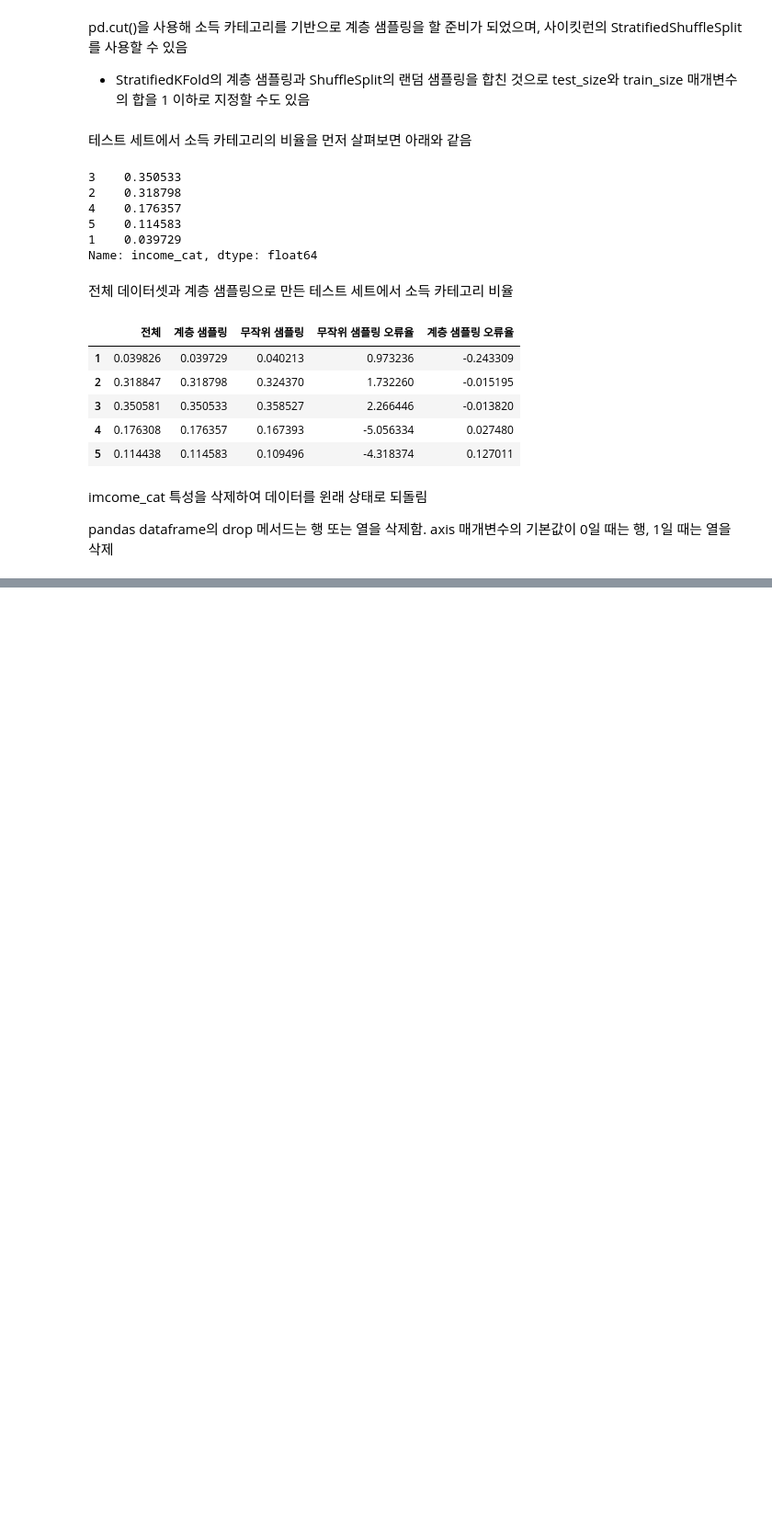
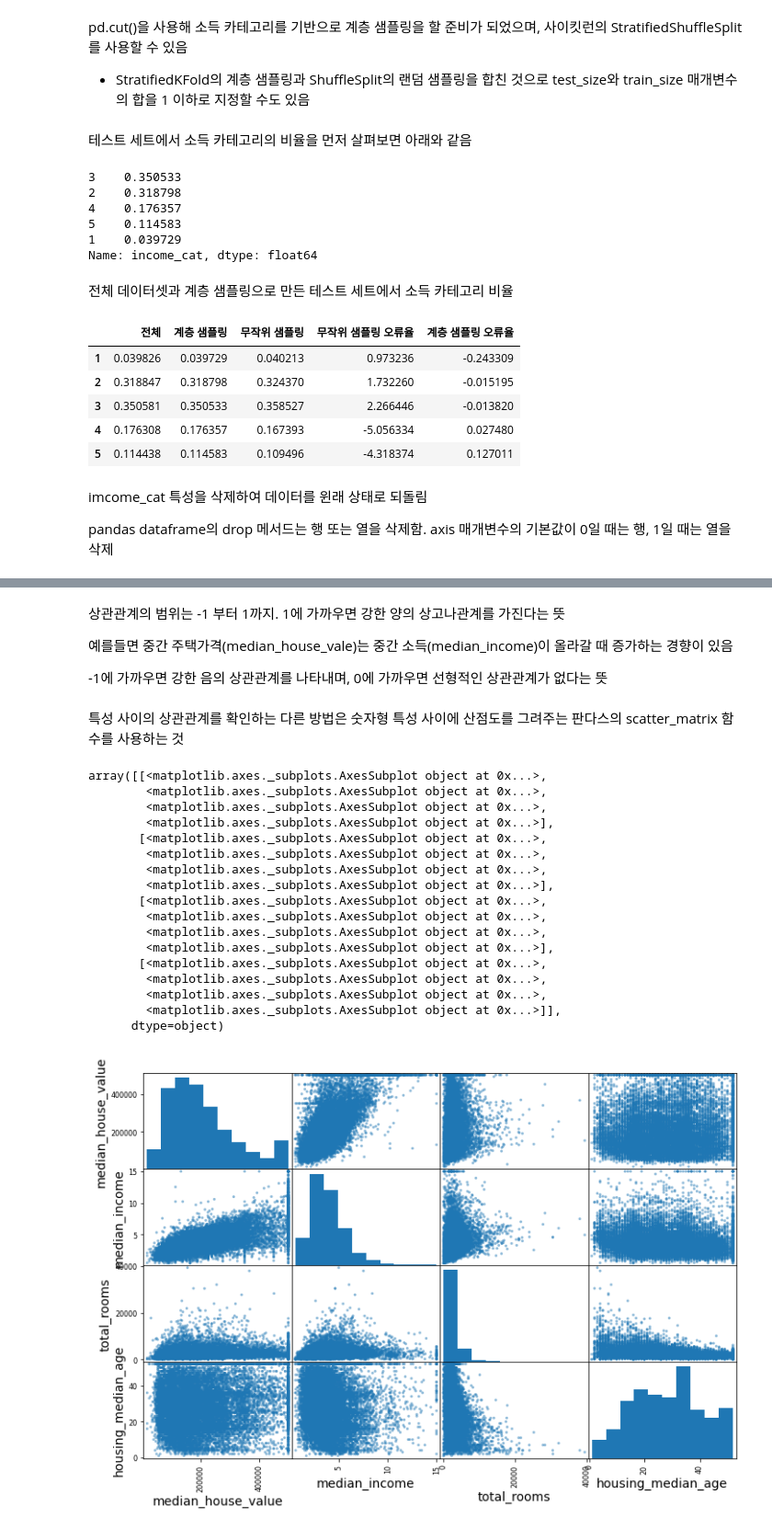
Before and after one commit to anew0m/HandsOnML2, a Jupyter notebook: 1 - 2. 머신러닝 프로젝트 처음부터 끝까지.ipynb, the cells around one changed output, grey strips where cells are left out. Shown: that part at 92% size. Drawn from its saved outputs; the diff is of its cells as text; code cells hidden in the pictures; blank space fills up the shorter version.

```diff
--- a/1 - 2. 머신러닝 프로젝트 처음부터 끝까지.ipynb
+++ b/1 - 2. 머신러닝 프로젝트 처음부터 끝까지.ipynb
@@ -300,0 +367,33 @@ for set_ in (strat_train_set, strat_test_set):
+# %% [markdown]
+상관관계의 범위는 -1 부터 1까지. 1에 가까우면 강한 양의 상고나관계를 가진다는 뜻
+
+예를들면 중간 주택가격(median_house_vale)는 중간 소득(median_income)이 올라갈 때 증가하는 경향이 있음
+
+-1에 가까우면 강한 음의 상관관계를 나타내며, 0에 가까우면 선형적인 상관관계가 없다는 뜻
+# %% [markdown]
+특성 사이의 상관관계를 확인하는 다른 방법은 숫자형 특성 사이에 산점도를 그려주는 판다스의 scatter_matrix 함수를 사용하는 것
+# %%
+from pandas.plotting import scatter_matrix
+
+attributes = ["median_house_value", "median_income", "total_rooms", "housing_median_age"]
+
+scatter_matrix(housing[attributes], figsize = (12, 8))
+# %% [output]
+array([[<matplotlib.axes._subplots.AxesSubplot object at 0x...>,
+        <matplotlib.axes._subplots.AxesSubplot object at 0x...>,
+        <matplotlib.axes._subplots.AxesSubplot object at 0x...>,
+        <matplotlib.axes._subplots.AxesSubplot object at 0x...>],
+       [<matplotlib.axes._subplots.AxesSubplot object at 0x...>,
+        <matplotlib.axes._subplots.AxesSubplot object at 0x...>,
+        <matplotlib.axes._subplots.AxesSubplot object at 0x...>,
+        <matplotlib.axes._subplots.AxesSubplot object at 0x...>],
+       [<matplotlib.axes._subplots.AxesSubplot object at 0x...>,
+        <matplotlib.axes._subplots.AxesSubplot object at 0x...>,
+        <matplotlib.axes._subplots.AxesSubplot object at 0x...>,
+        <matplotlib.axes._subplots.AxesSubplot object at 0x...>],
+       [<matplotlib.axes._subplots.AxesSubplot object at 0x...>,
+        <matplotlib.axes._subplots.AxesSubplot object at 0x...>,
+        <matplotlib.axes._subplots.AxesSubplot object at 0x...>,
+        <matplotlib.axes._subplots.AxesSubplot object at 0x...>]],
+      dtype=object)
+[figure, added]
```
Also changed, not shown: parts of 14 cells of this notebook.
